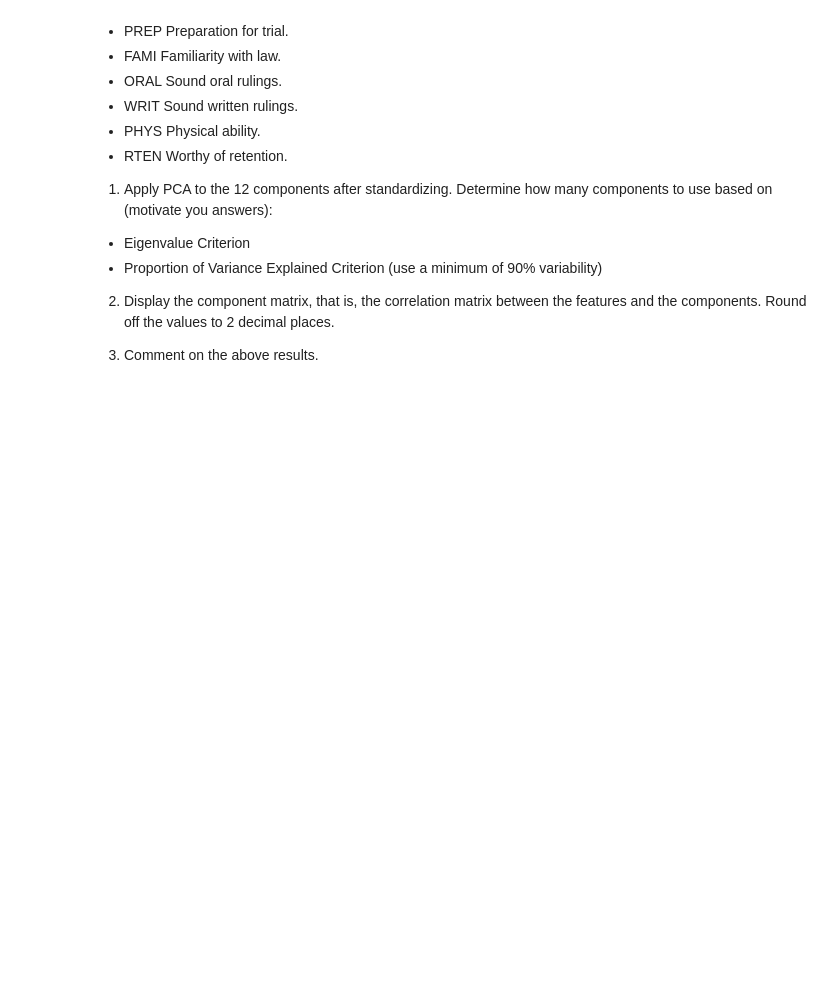
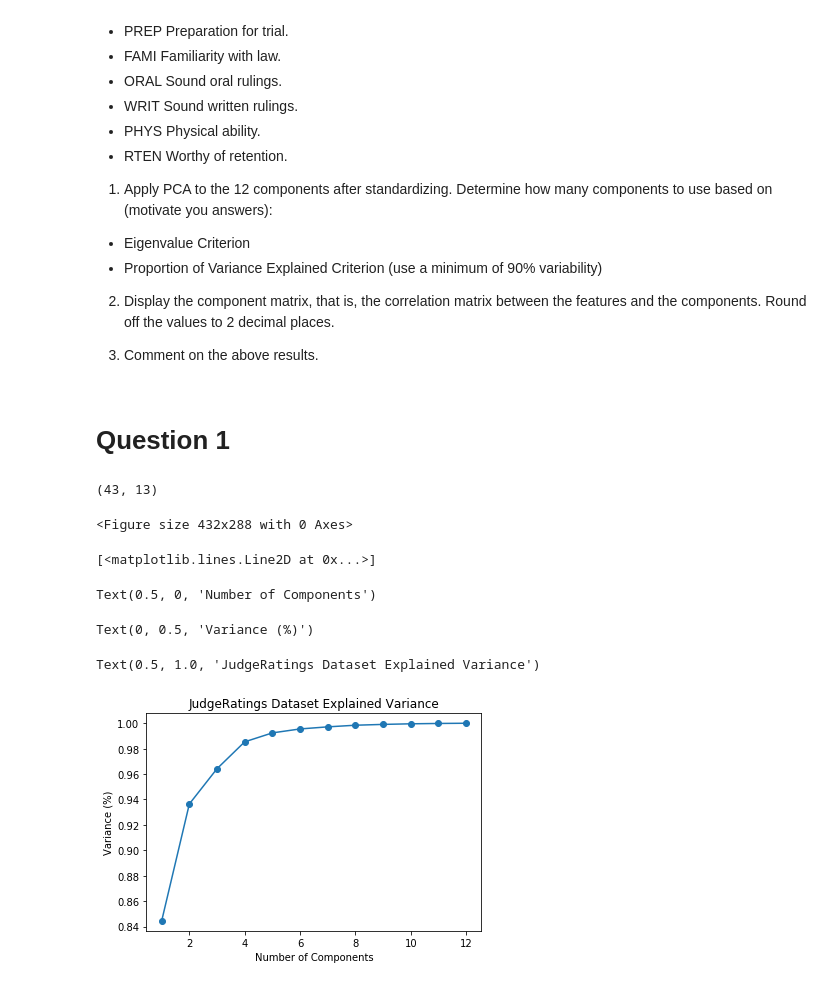
Before and after one commit to narendraparigi1987/datastewardship, a Jupyter notebook: assignment3/Assignment3.ipynb, the cells around one changed output. Saved outputs shown, nothing was run; the diff lists cells and outputs as text; code cells hidden in the pictures; blank space fills up the shorter version.

```diff
--- a/assignment3/Assignment3.ipynb
+++ b/assignment3/Assignment3.ipynb
@@ -275,3 +291,31 @@ In the file <tt>JudgeRatings.csv</tt>, you can find the information about Lawyer
 2. Display the component matrix, that is, the correlation matrix between the features and the components. Round off the values to 2 decimal places.
 
 3. Comment on the above results.
+# %% [markdown]
+ # Question 1
+# %%
+df_ratings.shape
+# %% [output]
+(43, 13)
+# %%
+X=df_ratings.drop('JUDGE',axis=1)
+# %%
+from sklearn.decomposition import PCA
+from scipy.stats import zscore
+pca1 = PCA()
+X_z=X.apply(zscore) # standardize features
+X_pca=pca1.fit_transform(X_z) # fit PCs
+# %%
+plt.figure()
+plt.plot(range(1,pca1.n_components_+1),np.cumsum(pca1.explained_variance_ratio_),marker='o')
+plt.xlabel('Number of Components')
+plt.ylabel('Variance (%)') #for each component
+plt.title('JudgeRatings Dataset Explained Variance')
+plt.show()
+# %% [output]
+<Figure size 432x288 with 0 Axes>
+[<matplotlib.lines.Line2D at 0x...>]
+Text(0.5, 0, 'Number of Components')
+Text(0, 0.5, 'Variance (%)')
+Text(0.5, 1.0, 'JudgeRatings Dataset Explained Variance')
+[figure, added]
```
Also changed, not shown: parts of 19 cells of this notebook.
